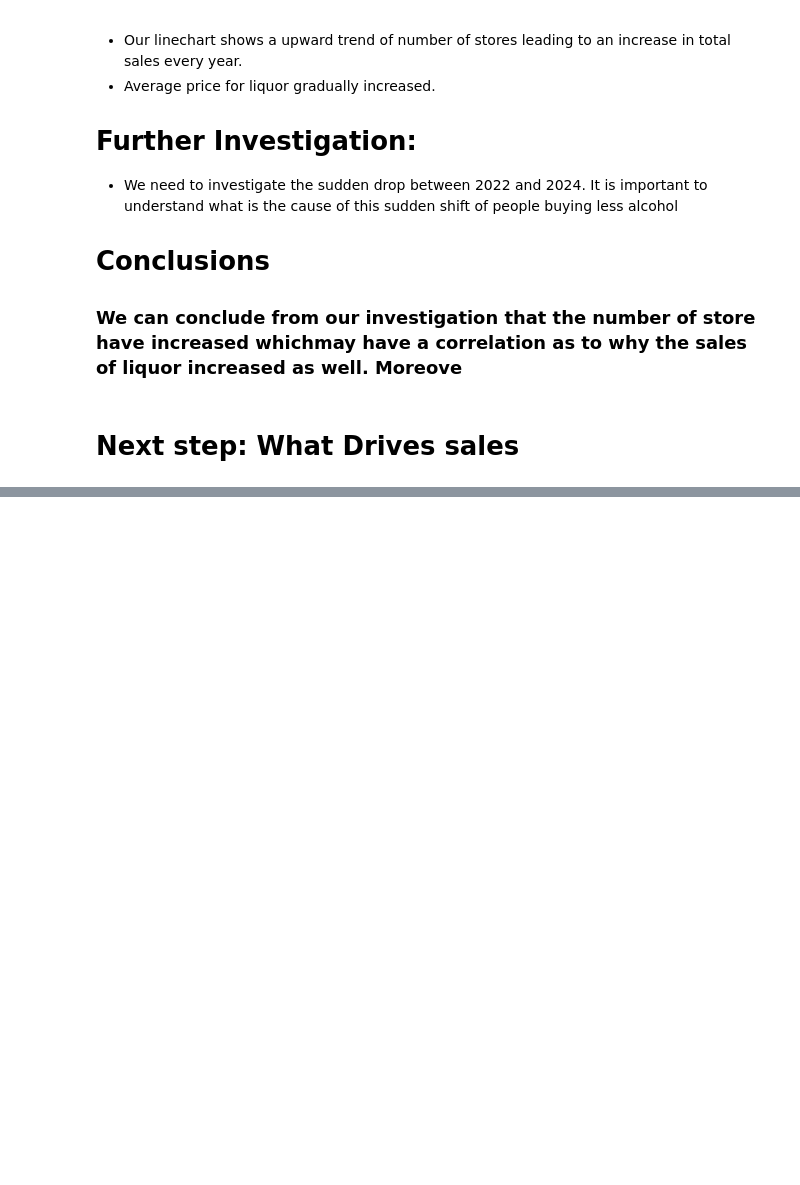
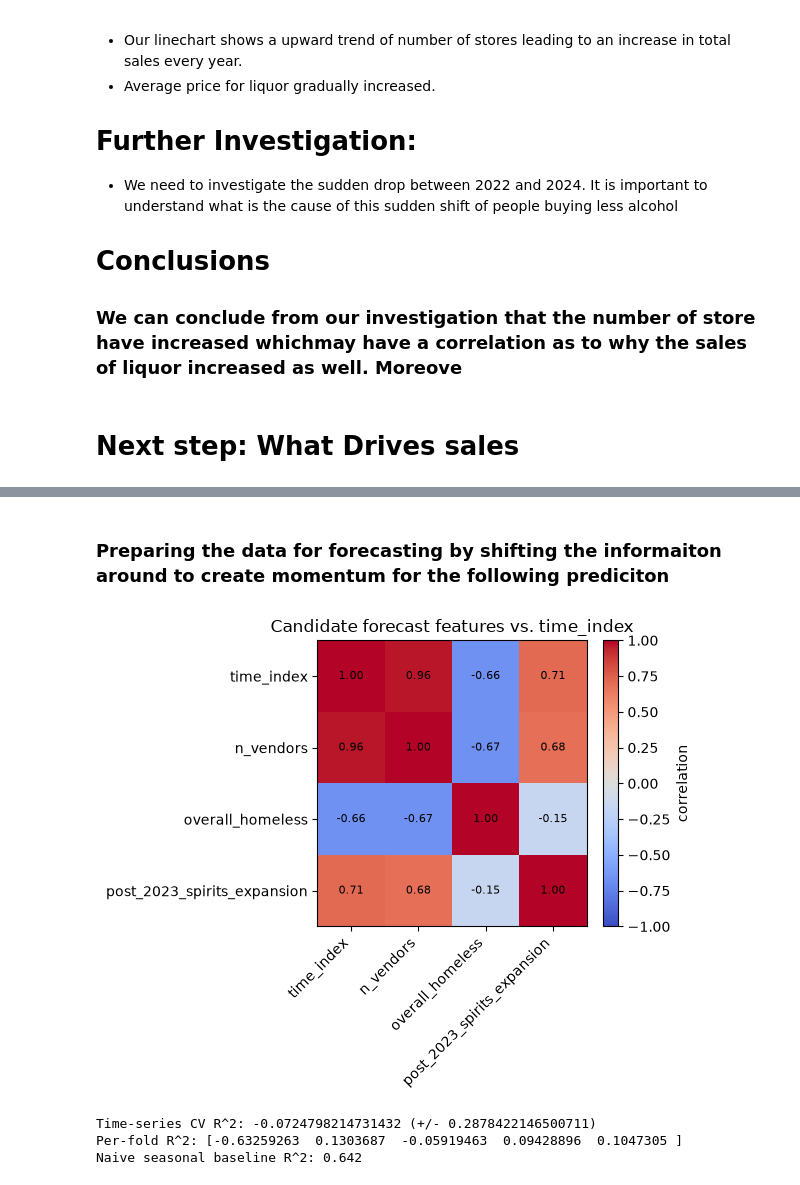
Before and after one commit to Madlenate/Iowa_Alcohol_sales_prediciton, a Jupyter notebook: Project_1_analysis.ipynb, the cells around one changed output, grey strips where cells are left out. Saved outputs shown, nothing was run; the diff lists cells and outputs as text; code cells hidden in the pictures; blank space fills up the shorter version.

```diff
--- a/Project_1_analysis.ipynb
+++ b/Project_1_analysis.ipynb
@@ -937,0 +947,22 @@ print(f"\nCross-validated accuracy: {cv_scores.mean():.3f} (+/- {cv_scores.std()
+# %%
+policy_df = q("SELECT policy_year AS sale_year, post_2019_spirits_deregulation, post_2023_spirits_expansion FROM alcohol_policy")
+statewide_full = statewide_full.merge(policy_df, on="sale_year", how="left") #this involves any years that possibly hahve a policy change that might be note worth weather or not there is a dip or change
+
+clf_cols = ["n_stores", "n_vendors", "avg_price_per_bottle", "unemployment_rate", "overall_homeless", "unsheltered_homeless", "post_2023_spirits_expansion"]
+clf_data = pd.concat([statewide_full[clf_cols + ["dip"]], sf_month_dummies], axis=1).dropna() #Combining everything
+X_clf = clf_data[clf_cols + list(sf_month_dummies.columns)]
+y_clf = clf_data["dip"].astype(int) # Target for our
+
+log_reg = make_pipeline(StandardScaler(), LogisticRegression(max_iter=1000, class_weight="balanced"))
+log_reg.fit(X_clf, y_clf)
+y_pred = log_reg.predict(X_clf)
+print(classification_report(y_clf, y_pred, target_names=["normal", "dip"]))
+print("Confusion matrix:\n", confusion_matrix(y_clf, y_pred))
+
+skf = StratifiedKFold(n_splits=5, shuffle=True, random_state=0)
+cv_scores = cross_val_score(log_reg, X_clf, y_clf, cv=skf, scoring="f1")
+print(f"\nCross-validated F1 (dip class): {cv_scores.mean()} (+/- {cv_scores.std()})")
+
+coefs = pd.Series(log_reg.named_steps["logisticregression"].coef_[0][:len(clf_cols)], index=clf_cols).sort_values(key=abs, ascending=False)
+print("\nStandardized coefficients:")
+print(coefs)
@@ -937,0 +990,23 @@ print(f"\nCross-validated accuracy: {cv_scores.mean():.3f} (+/- {cv_scores.std()
+# %% [markdown]
+### Preparing the data for forecasting by shifting the informaiton around to create momentum for the following prediciton
+# %%
+corr_check = statewide_full[["time_index", "n_vendors", "overall_homeless", "post_2023_spirits_expansion"]].corr()
+
+fig, ax = plt.subplots(figsize=(6, 5))
+im = ax.imshow(corr_check.values, cmap="coolwarm", vmin=-1, vmax=1, aspect="auto")
+
+ax.set_xticks(range(corr_check.shape[1]))
+ax.set_xticklabels(corr_check.columns, rotation=45, ha="right")
+ax.set_yticks(range(corr_check.shape[0]))
+ax.set_yticklabels(corr_check.index)
+
+for i in range(corr_check.shape[0]):
+    for j in range(corr_check.shape[1]):
+        ax.text(j, i, f"{corr_check.iloc[i, j]:.2f}", ha="center", va="center", fontsize=8)
+
+fig.colorbar(im, ax=ax, label="correlation")
+ax.set_title("Candidate forecast features vs. time_index")
+plt.tight_layout()
+plt.show()
+# %% [output]
+[figure, added]
@@ -937,0 +1061,27 @@ print(f"\nCross-validated accuracy: {cv_scores.mean():.3f} (+/- {cv_scores.std()
+# %%
+tscv = TimeSeriesSplit(n_splits=5)
+cv_results = []
+
+forecast_cols = ["time_index", "residual_lag1", "n_stores_lag1", "price_lag1"]
+seasonal_cols = ["month_sin", "month_cos"]
+fc_data = statewide_full[forecast_cols + seasonal_cols + ["log_dollars_next"]].dropna()
+
+X_forecast = fc_data[forecast_cols + seasonal_cols]
+y_forecast = fc_data["log_dollars_next"]
+
+
+for name, model in forecast_candidates.items():
+    fold_scores = []
+    for train_idx, test_idx in tscv.split(X_forecast):
+        X_train, X_test = X_forecast.iloc[train_idx], X_forecast.iloc[test_idx]
+        y_train, y_test = y_forecast.iloc[train_idx], y_forecast.iloc[test_idx]
+        model.fit(X_train, y_train)
+        fold_scores.append(r2_score(y_test, model.predict(X_test)))
+    cv_results.append((name, np.mean(fold_scores), np.std(fold_scores)))
+
+for train_idx, test_idx, in tscv.split(X_forecast):
+    y_train
+# %% [output]
+Time-series CV R^2: -0.0724798214731432 (+/- 0.2878422146500711)
+Per-fold R^2: [-0.63259263  0.1303687  -0.05919463  0.09428896  0.1047305 ]
+Naive seasonal baseline R^2: 0.642
```
Also changed, not shown: parts of 13 cells of this notebook.
